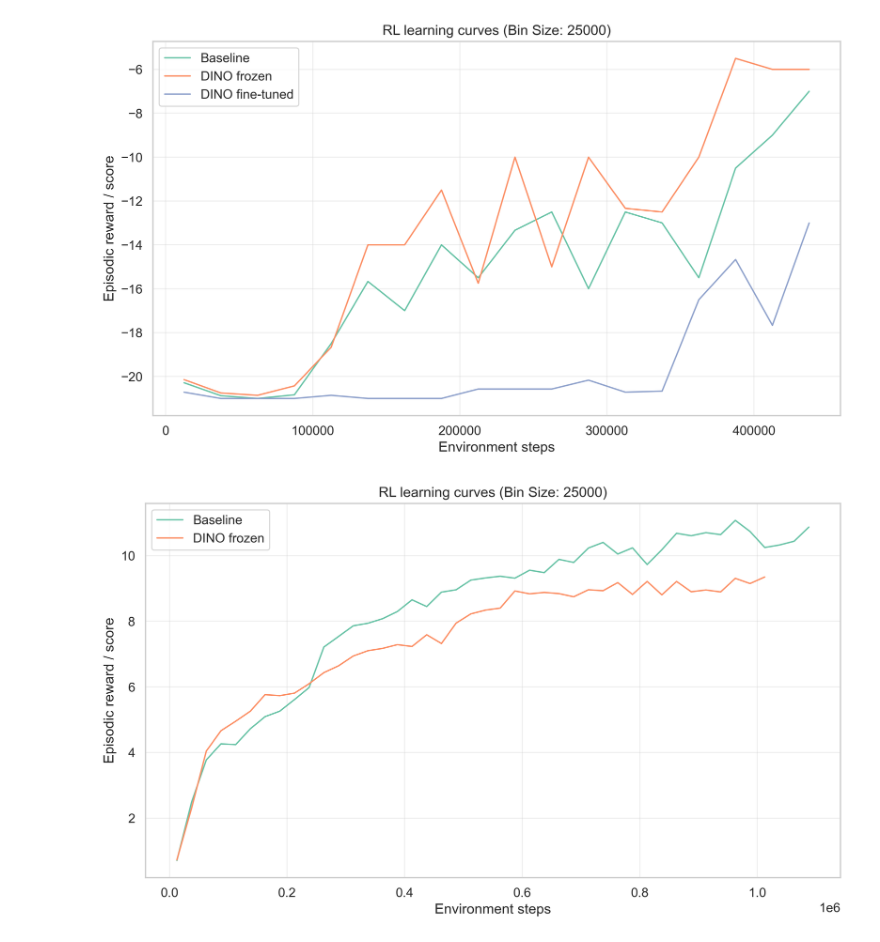
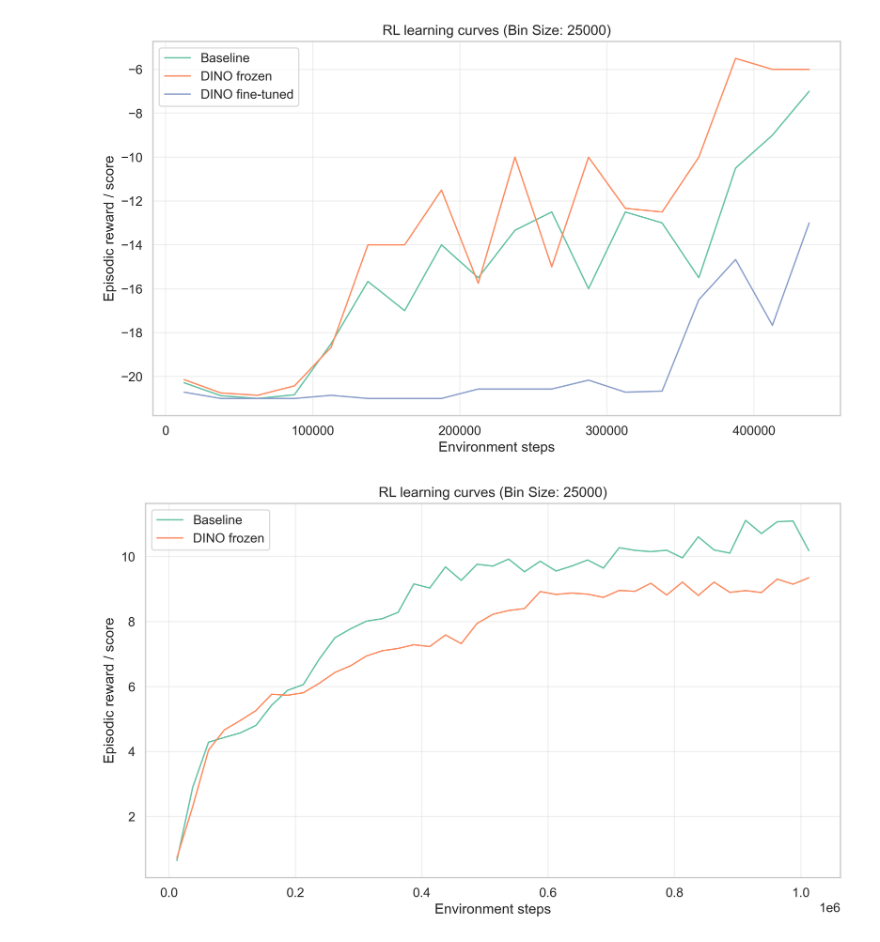
Before and after one commit to jackvice/dreamerJMV3, a Jupyter notebook: plot_episodic_score.ipynb, the cells around one changed output. Drawn from its saved outputs; the diff is of its cells as text; code cells hidden in the pictures.

```diff
--- a/plot_episodic_score.ipynb
+++ b/plot_episodic_score.ipynb
@@ -90,10 +90,10 @@ plot(
 # %%
 plot(
     files_labels=[
-        ("./logdir/baseline_pick_ycb_ALL_DATA/scores.jsonl", "Baseline"),
+        ("./logdir/baseline_pick_ycb_train_ID/scores.jsonl", "Baseline"),
         ("./logdir/DINOFreeze_pick_ycb_train_ID/scores.jsonl", "DINO frozen"),
     ],
     bin_size=25000
 )
 # %% [output]
-[figure, old version]
+[figure, new version]
```
Also changed, not shown: 1 other file.
